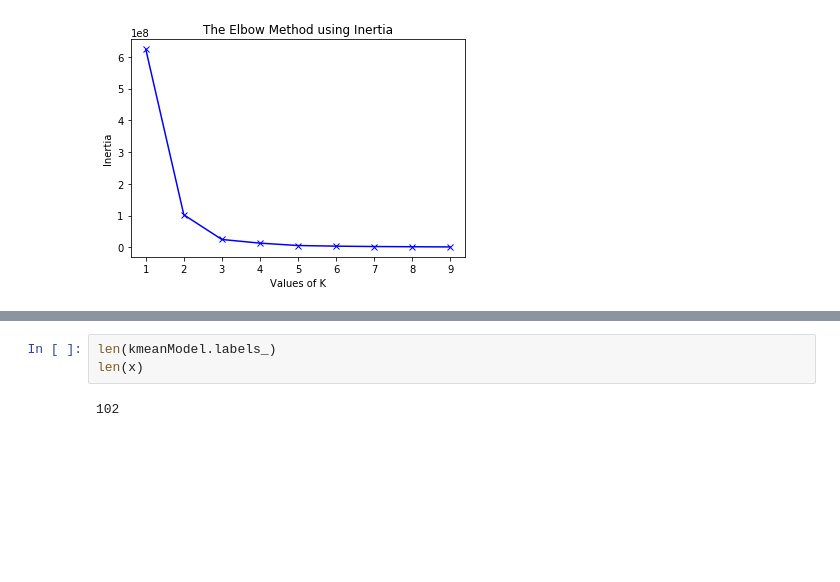
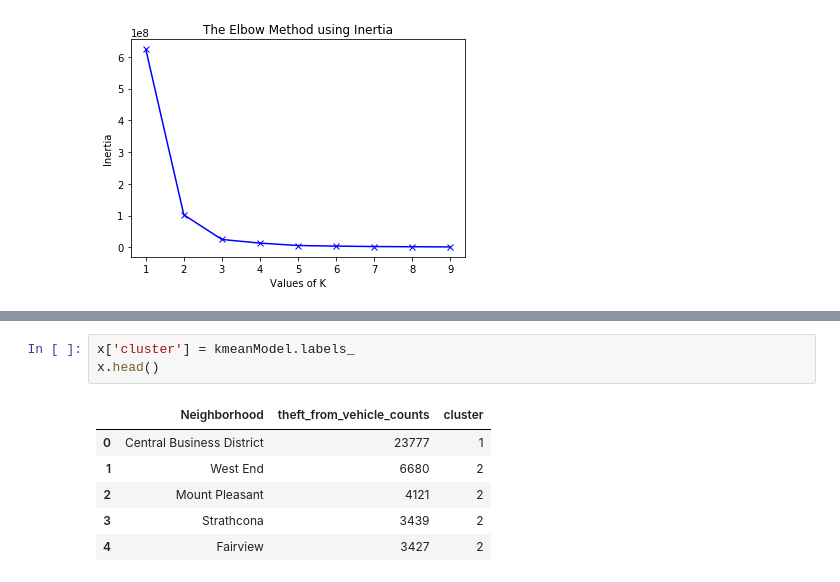
Before and after one commit to ZarifS/crime-stats, a Jupyter notebook: machine_learning/clustering/K-means-clustering.ipynb, the cells around one changed output, grey strips where cells are left out. Cells and saved outputs as stored; diff of their text form; blank space fills up the shorter version.

```diff
--- a/machine_learning/clustering/K-means-clustering.ipynb
+++ b/machine_learning/clustering/K-means-clustering.ipynb
@@ -85,7 +85,12 @@ KMeans(algorithm='auto', copy_x=True, init='k-means++', max_iter=300,
        n_clusters=3, n_init=10, n_jobs=None, precompute_distances='auto',
        random_state=None, tol=0.0001, verbose=0)
 # %%
-len(kmeanModel.labels_)
-len(x)
+x['cluster'] = kmeanModel.labels_
+x.head()
 # %% [output]
-102
+|  | Neighborhood | theft_from_vehicle_counts | cluster |
+| 0 | Central Business District | 23777 | 1 |
+| 1 | West End | 6680 | 2 |
+| 2 | Mount Pleasant | 4121 | 2 |
+| 3 | Strathcona | 3439 | 2 |
+| 4 | Fairview | 3427 | 2 |
```
Also changed, not shown: parts of 5 cells of this notebook, 1 other file.
